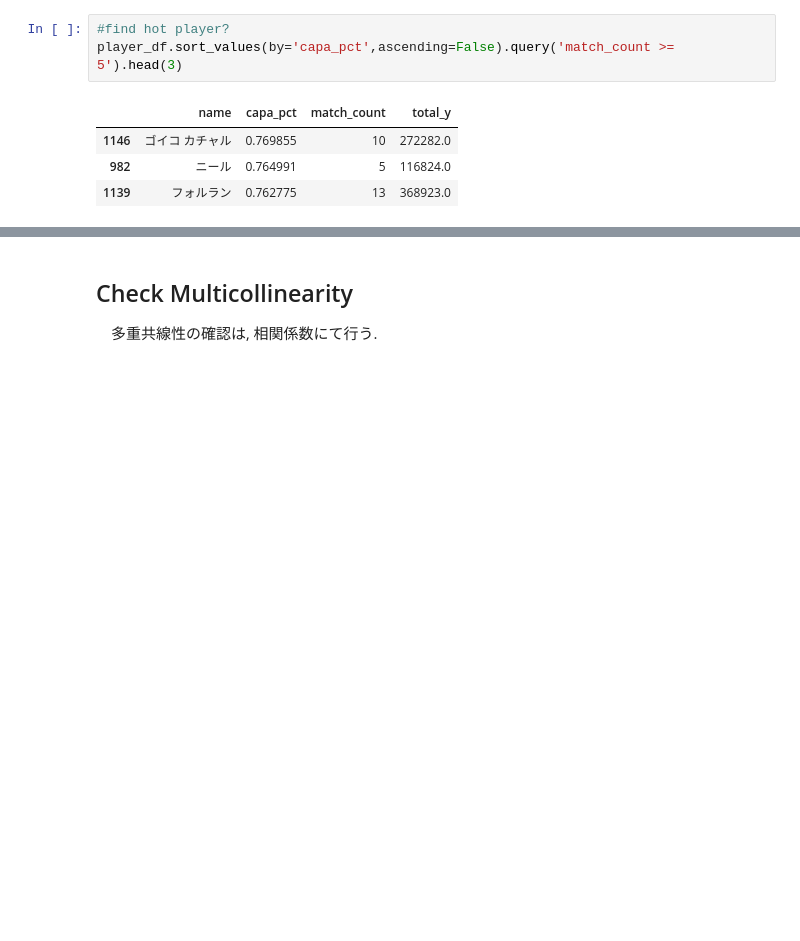
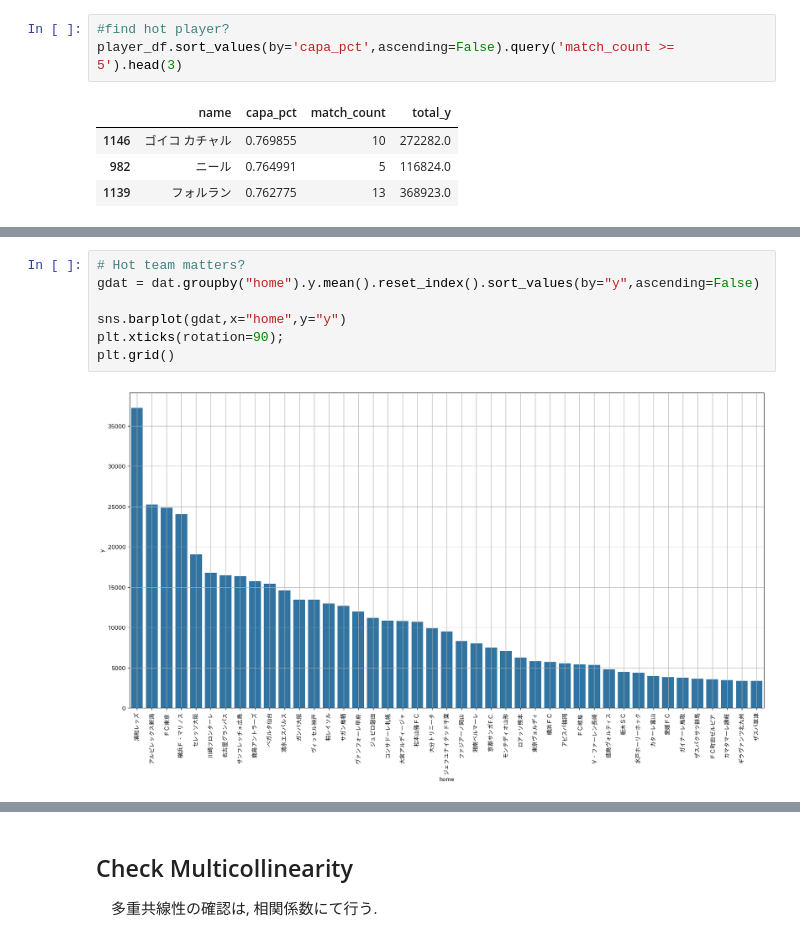
Before and after one commit to ixotech1/dstrainingclass, a Jupyter notebook: study/05/JLeague_LC.ipynb, the cells around one changed output, grey strips where cells are left out. Drawn from its saved outputs; the diff is of its cells as text; blank space fills up the shorter version.

```diff
--- a/study/05/JLeague_LC.ipynb
+++ b/study/05/JLeague_LC.ipynb
@@ -185,0 +203,9 @@ dat.shape
+# %%
+# Hot team matters?
+gdat = dat.groupby("home").y.mean().reset_index().sort_values(by="y",ascending=False)
+
+sns.barplot(gdat,x="home",y="y")
+plt.xticks(rotation=90);
+plt.grid()
+# %% [output]
+[figure, added]
```
Also changed, not shown: parts of 21 cells of this notebook, 2 other files.
